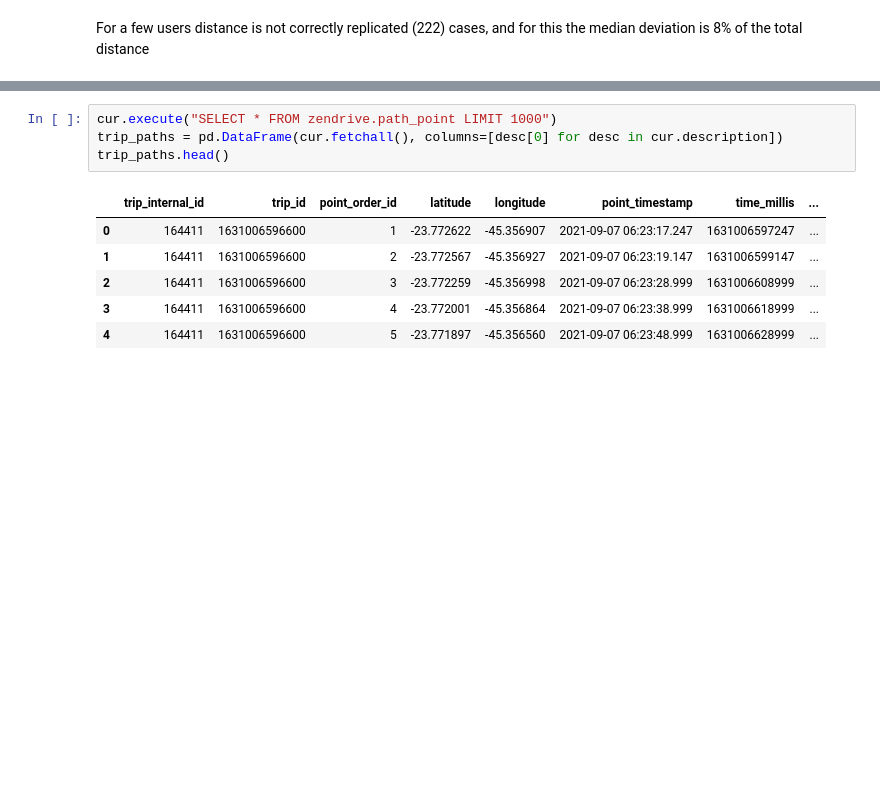
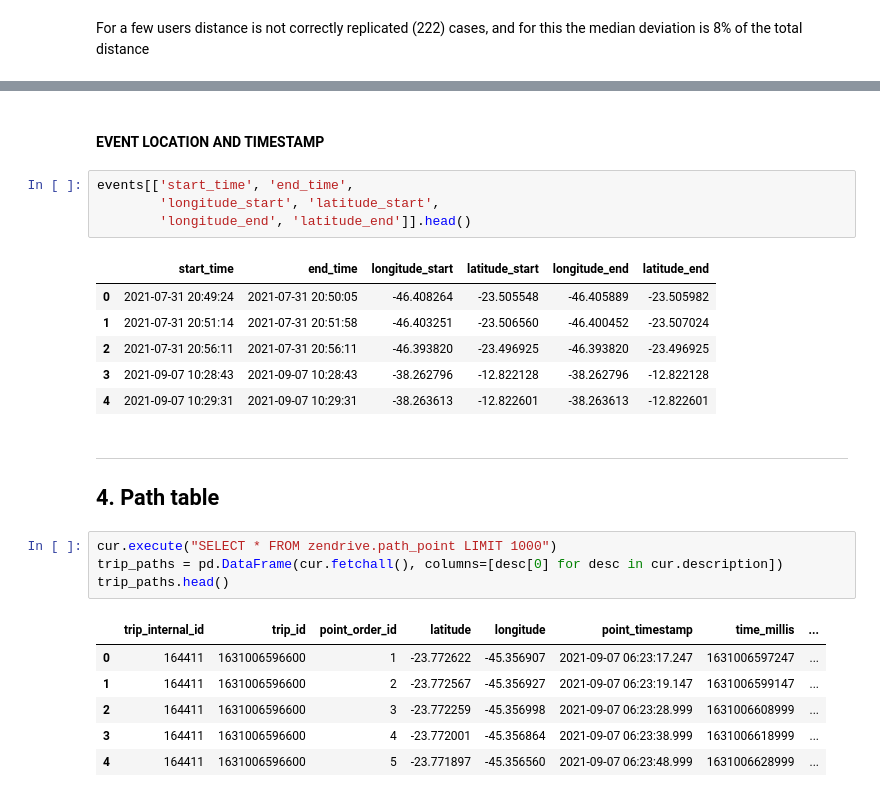
Before and after one commit to AlbertoSCF/location_data_analysis, a Jupyter notebook: DATA-EXPLORATION-0-zendrive_schema.ipynb, the cells around one changed output, grey strips where cells are left out. Cells and saved outputs as stored; diff of their text form; blank space fills up the shorter version.

```diff
--- a/DATA-EXPLORATION-0-zendrive_schema.ipynb
+++ b/DATA-EXPLORATION-0-zendrive_schema.ipynb
@@ -309,3 +357,20 @@ events.head()
+# %% [markdown]
+#### EVENT LOCATION AND TIMESTAMP
+# %%
+events[['start_time', 'end_time',
+        'longitude_start', 'latitude_start',
+        'longitude_end', 'latitude_end']].head()
+# %% [output]
+|  | start_time | end_time | longitude_start | latitude_start | longitude_end | latitude_end |
+| 0 | 2021-07-31 20:49:24 | 2021-07-31 20:50:05 | -46.408264 | -23.505548 | -46.405889 | -23.505982 |
+| 1 | 2021-07-31 20:51:14 | 2021-07-31 20:51:58 | -46.403251 | -23.506560 | -46.400452 | -23.507024 |
+| 2 | 2021-07-31 20:56:11 | 2021-07-31 20:56:11 | -46.393820 | -23.496925 | -46.393820 | -23.496925 |
+| 3 | 2021-09-07 10:28:43 | 2021-09-07 10:28:43 | -38.262796 | -12.822128 | -38.262796 | -12.822128 |
+| 4 | 2021-09-07 10:29:31 | 2021-09-07 10:29:31 | -38.263613 | -12.822601 | -38.263613 | -12.822601 |
+# %% [markdown]
+---
+
+## 4. Path table
 # %%
 cur.execute("SELECT * FROM zendrive.path_point LIMIT 1000")
 trip_paths = pd.DataFrame(cur.fetchall(), columns=[desc[0] for desc in cur.description])
```
Also changed, not shown: parts of 16 cells of this notebook.
